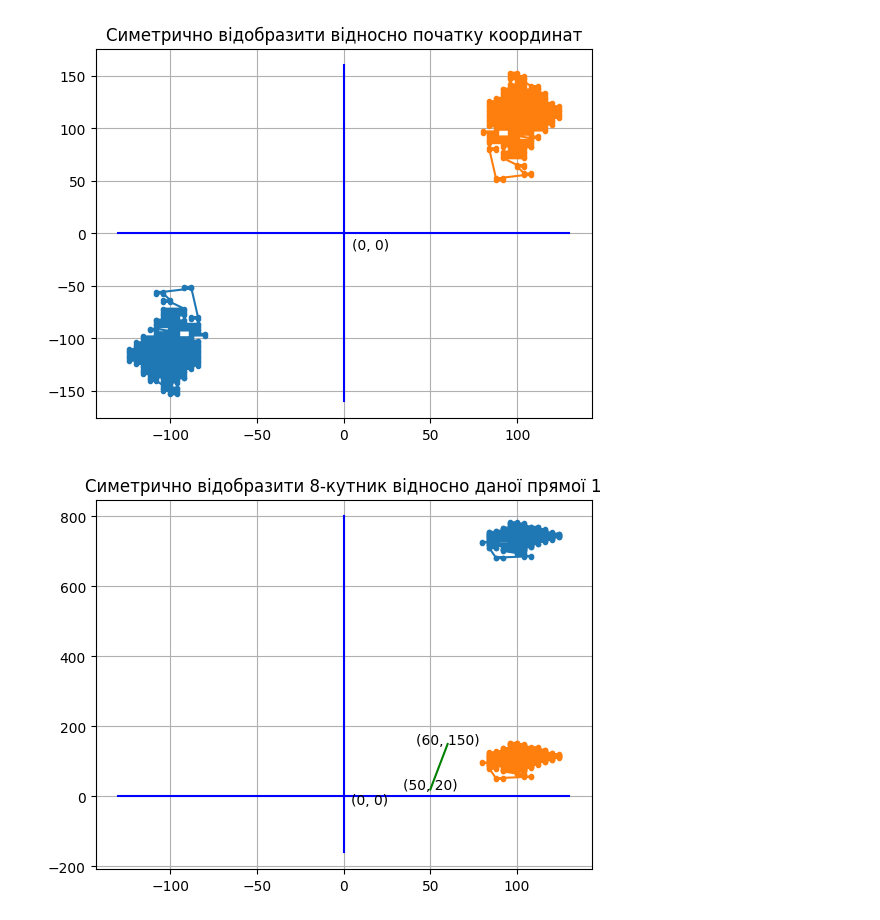
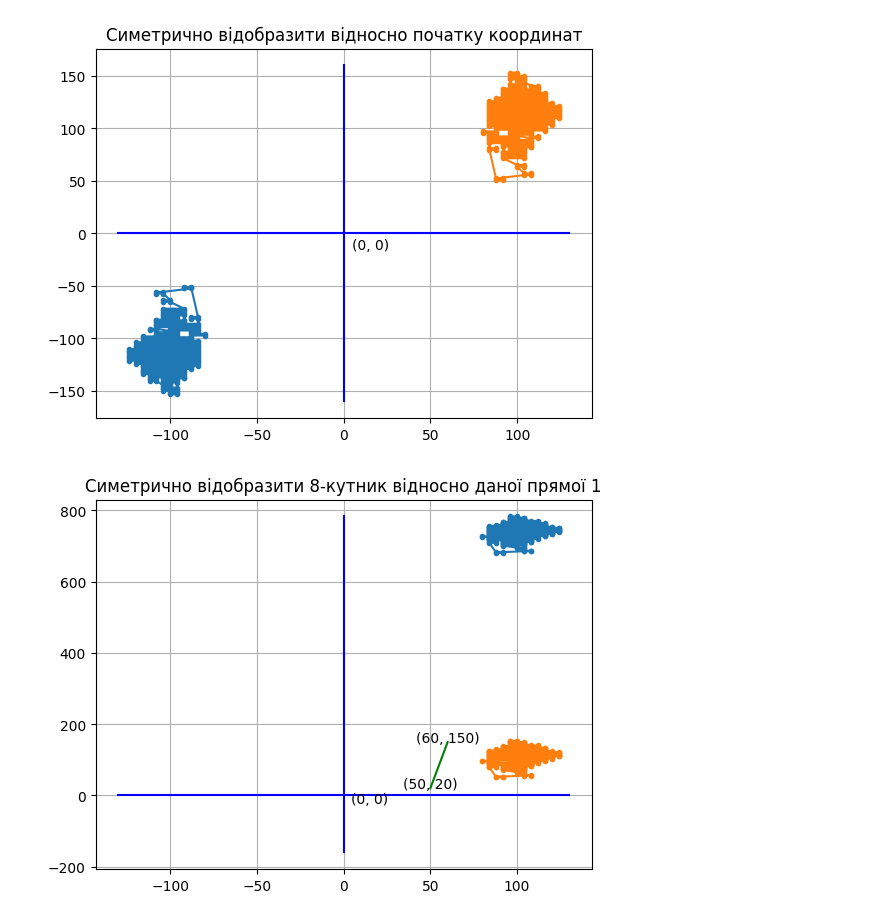
Before and after one commit to KlymentievMaksym/CompGraph, a Jupyter notebook: Lab1.ipynb, the cells around one changed output. Cells and saved outputs as stored; diff of their text form; code cells hidden in the pictures.

```diff
--- a/Lab1.ipynb
+++ b/Lab1.ipynb
@@ -274,96 +241,61 @@ plt.show()
 # %%
 xn, yn = [50, 60], [20, 150]
 xyn = np.array([[xn[0], yn[0]], [xn[1], yn[1]]])
-# k = 2
-# b = 0.8
-# x = np.linspace(-2, 3)
-# y = k*x + b
-# plt.plot(x, y, 'r', xn, yn, "green")
-plt.plot(xn, yn, "green")
-
-for i in range(xyn.shape[0]):
-    xi, yi = xyn[i]
-    plt.text(xi, yi-modificator_height, f'({xi}, {yi})', horizontalalignment='center')
 
 xy_3d = np.column_stack((xy, np.array([1]*xy.shape[0])))
 
-km = (yn[1]-yn[0])/(xn[1]-xn[0])
-bm = yn[0] - xn[0]*(yn[1]-yn[0])/(xn[1]-xn[0])
-phi = np.arctan(km)
+k = (yn[1]-yn[0])/(xn[1]-xn[0])
+b = yn[0] - xn[0]*(yn[1]-yn[0])/(xn[1]-xn[0])
+phi = np.arctan(k)
 
 xls_3d = np.column_stack((xls.values, np.array([1]*xls.values.shape[0])))
 xls_sym = xls_3d.copy()
+
+def plot_xls(xls_sym, state=''): #, x=130, y=160
+    plt.plot(xn, yn, "green")
+    for i in range(xyn.shape[0]):
+        xi, yi = xyn[i]
+        plt.text(xi, yi-modificator_height, f'({xi}, {yi})', horizontalalignment='center')
+
+    x = np.max(xls_sym[:, 0])
+    y = np.max(xls_sym[:, 1])
+
+    plt.plot(xls_sym[:, 0], xls_sym[:, 1], ".-", [-130, [130, x][x>130]], [0, 0], "b")
+    plt.plot(xls["X"], xls["Y"], ".-", [0, 0], [-160, [160, y][y>160]], "b")
+    plt.text(15, -10, "(0, 0)", horizontalalignment='center', verticalalignment='center')
+
+    plt.grid()
+    plt.title("Симетрично відобразити 8-кутник відносно даної прямої " + state)
+    plt.show()
+
 for i in range(xls_sym.shape[0]):
     xls_sym[i] = xls_3d[i] * np.matrix([[1, 0, 0],
                                       [0, 1, 0],
-                                      [0, -bm, 1]])
-plt.plot(xls_sym[:, 0], xls_sym[:, 1], ".-", [-130, 130], [0, 0], "b")
-plt.plot(xls["X"], xls["Y"], ".-", [0, 0], [-160, 800], "b")
-plt.text(15, -10, "(0, 0)", horizontalalignment='center', verticalalignment='center')
+                                      [0, -b, 1]])
+plot_xls(xls_sym, '1')
 
-plt.grid()
-plt.title("Симетрично відобразити 8-кутник відносно даної прямої 1")
-plt.show()
 for i in range(xls_sym.shape[0]):
     xls_sym[i] = xls_sym[i] * np.matrix([[np.cos(-phi), np.sin(-phi), 0],
                                       [-np.sin(-phi), np.cos(-phi), 0],
                                       [0, 0, 1]])
-plt.plot(xls_sym[:, 0], xls_sym[:, 1], ".-", [-130, 800], [0, 0], "b")
-plt.plot(xls["X"], xls["Y"], ".-", [0, 0], [-160, 160], "b")
-plt.text(15, -10, "(0, 0)", horizontalalignment='center', verticalalignment='center')
-plt.plot(xn, yn, "green")
-for i in range(xyn.shape[0]):
-    xi, yi = xyn[i]
-    plt.text(xi, yi-modificator_height, f'({xi}, {yi})', horizontalalignment='center')
+plot_xls(xls_sym, '2')
 
-plt.grid()
-plt.title("Симетрично відобразити 8-кутник відносно даної прямої 2")
-plt.show()
 for i in range(xls_sym.shape[0]):
     xls_sym[i] = xls_sym[i] * np.matrix([[1, 0, 0],
                                       [0, -1, 0],
                                       [0, 0, 1]])
-plt.plot(xls_sym[:, 0], xls_sym[:, 1], ".-", [-130, 800], [0, 0], "b")
-plt.plot(xls["X"], xls["Y"], ".-", [0, 0], [-160, 160], "b")
-plt.text(15, -10, "(0, 0)", horizontalalignment='center', verticalalignment='center')
-plt.plot(xn, yn, "green")
-for i in range(xyn.shape[0]):
-    xi, yi = xyn[i]
-    plt.text(xi, yi-modificator_height, f'({xi}, {yi})', horizontalalignment='center')
+plot_xls(xls_sym, '3')
 
-plt.grid()
-plt.title("Симетрично відобразити 8-кутник відносно даної прямої 3")
-plt.show()
 for i in range(xls_sym.shape[0]):
     xls_sym[i] = xls_sym[i] * np.matrix([[np.cos(phi), np.sin(phi), 0],
                                       [-np.sin(phi), np.cos(phi), 0],
                                       [0, 0, 1]])
-plt.plot(xls_sym[:, 0], xls_sym[:, 1], ".-", [-130, 130], [0, 0], "b")
-plt.plot(xls["X"], xls["Y"], ".-", [0, 0], [-160, 800], "b")
-plt.text(15, -10, "(0, 0)", horizontalalignment='center', verticalalignment='center')
-plt.plot(xn, yn, "green")
-for i in range(xyn.shape[0]):
-    xi, yi = xyn[i]
-    plt.text(xi, yi-modificator_height, f'({xi}, {yi})', horizontalalignment='center')
+plot_xls(xls_sym, '4')
 
-plt.grid()
-plt.title("Симетрично відобразити 8-кутник відносно даної прямої 4")
-plt.show()
 for i in range(xls_sym.shape[0]):
     xls_sym[i] = xls_sym[i] * np.matrix([[1, 0, 0],
                                       [0, 1, 0],
-                                      [0, bm, 1]])
-plt.plot(xn, yn, "green")
-for i in range(xyn.shape[0]):
-    xi, yi = xyn[i]
-    plt.text(xi, yi-modificator_height, f'({xi}, {yi})', horizontalalignment='center')
-
-plt.plot(xls_sym[:, 0], xls_sym[:, 1], ".-", [-130, 130], [0, 0], "b")
-plt.plot(xls["X"], xls["Y"], ".-", [0, 0], [-160, 160], "b")
-plt.text(15, -10, "(0, 0)", horizontalalignment='center', verticalalignment='center')
-
-plt.grid()
-plt.title("Симетрично відобразити 8-кутник відносно даної прямої")
-plt.show()
+                                      [0, b, 1]])
+plot_xls(xls_sym)
 # %% [output]
-[figure, old version]
+[figure, new version]
```
Also changed, not shown: parts of 2 cells of this notebook.
